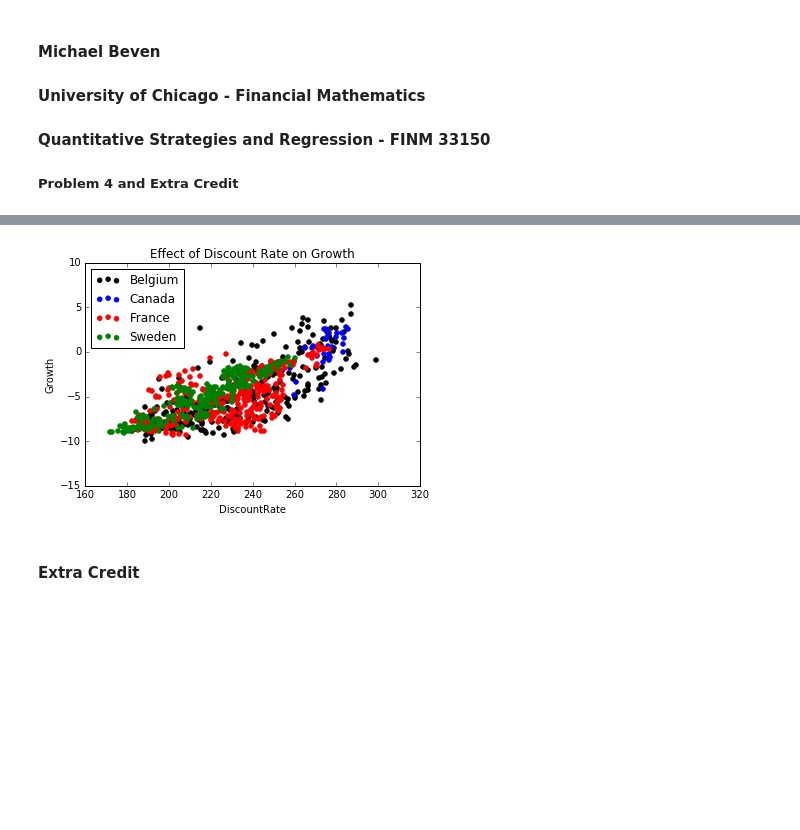
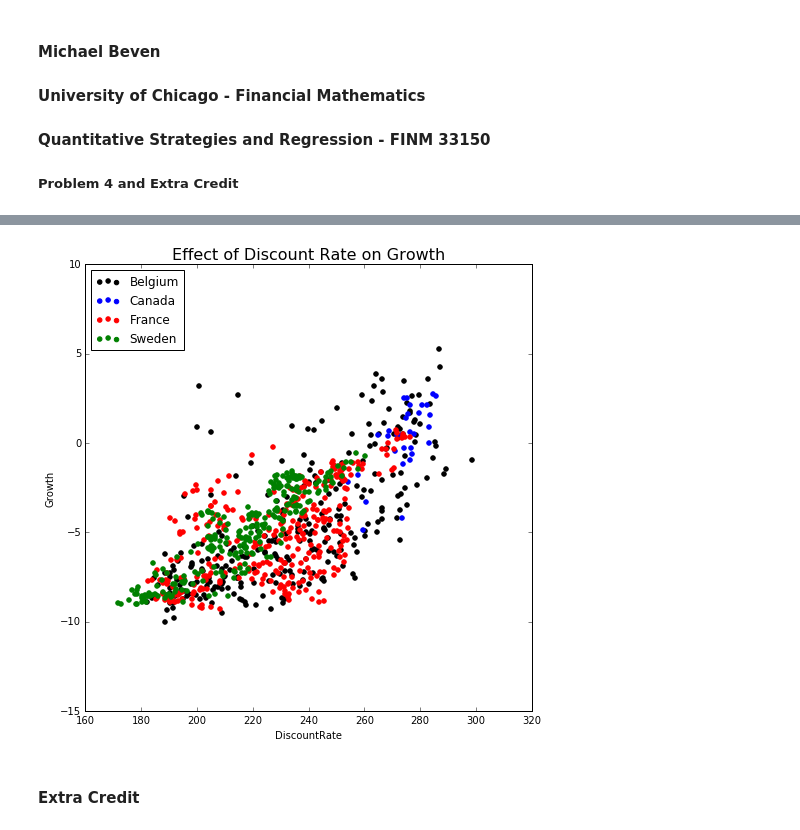
Before and after one commit to mbeven/FINM_2016_SPRING, a Jupyter notebook: FINM 33150/HW1/Michael_Beven_HW1.ipynb, the cells around one changed output, grey strips where cells are left out. Saved outputs shown, nothing was run; the diff lists cells and outputs as text; code cells hidden in the pictures; blank space fills up the shorter version.

```diff
--- a/FINM 33150/HW1/Michael_Beven_HW1.ipynb
+++ b/FINM 33150/HW1/Michael_Beven_HW1.ipynb
@@ -67,18 +67,18 @@ print(COO_Sweden.head())
 4  3043.07    635.364         195.0     1.5 -8.910750
 # %%
 # plot the points on one figure
-plt.figure(1)
+plt.figure(1,figsize=(8,8))
 plt.scatter(COO_Belgium['DiscountRate'],COO_Belgium['Growth'],color='black')
 plt.scatter(COO_Canada['DiscountRate'],COO_Canada['Growth'],color='blue')
 plt.scatter(COO_France['DiscountRate'],COO_France['Growth'],color='red')
 plt.scatter(COO_Sweden['DiscountRate'],COO_Sweden['Growth'],color='green')
 plt.ylabel('Growth')
 plt.xlabel('DiscountRate')
-plt.title('Effect of Discount Rate on Growth')
+plt.title('Effect of Discount Rate on Growth',fontsize=16)
 plt.legend(['Belgium','Canada','France','Sweden'],loc='upper left')
 plt.savefig('GrowthPlot',format='pdf')
 # %% [output]
-[figure, old version]
+[figure, new version]
 # %% [markdown]
 #### Extra Credit
 # %%
```
Also changed, not shown: parts of 2 cells of this notebook, 12 other files.
